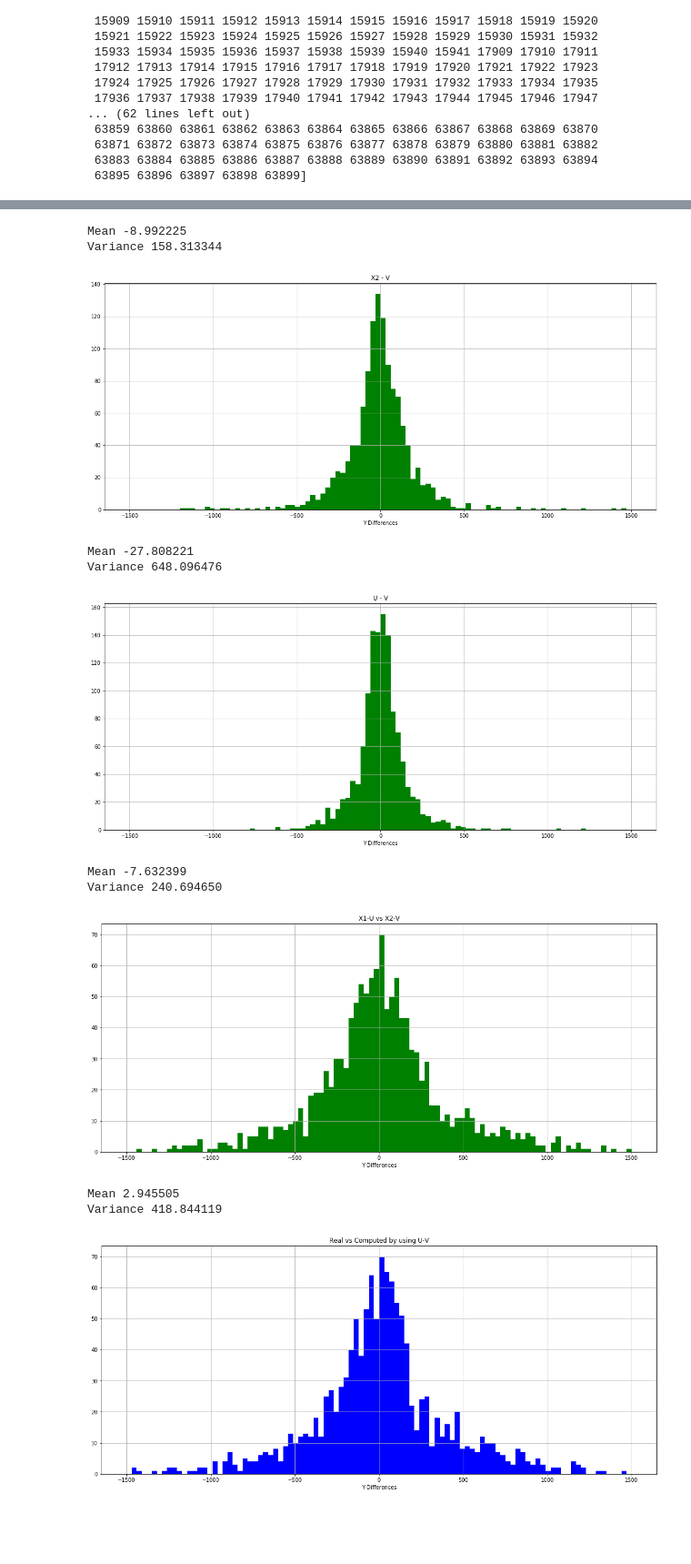
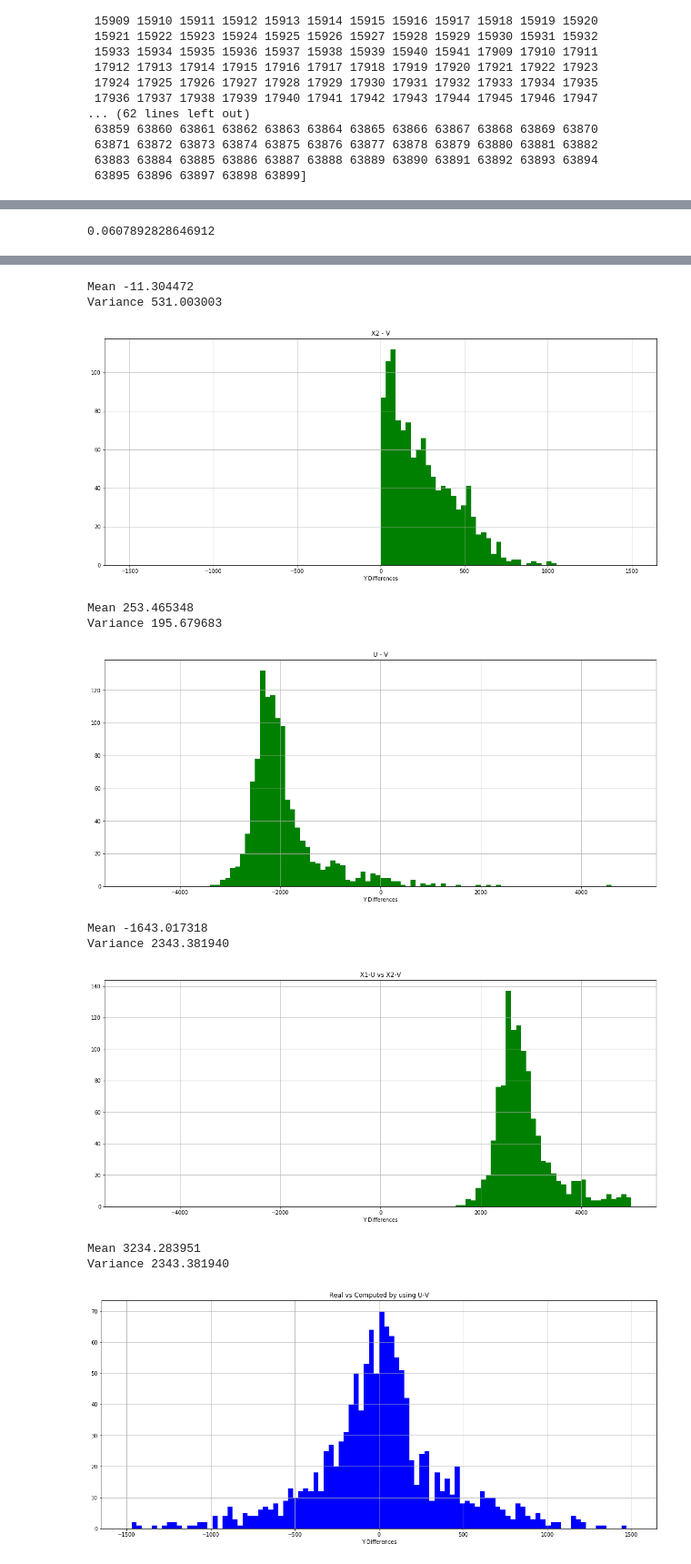
Before and after one commit to gabrielcammany/LHCb-CERN, a Jupyter notebook: notebooks/reconstruction/Reconstruction_Study.ipynb, the cells around one changed output, grey strips where cells are left out. Shown at 91% size. Cells and saved outputs as stored; diff of their text form; code cells hidden in the pictures; blank space fills up the shorter version.

Commit message:
Created new models in order to classify hits to produce tracks, together with multiple new plots and test to gather more information of the data.

```diff
--- a/notebooks/reconstruction/Reconstruction_Study.ipynb
+++ b/notebooks/reconstruction/Reconstruction_Study.ipynb
@@ -43,6 +44,8 @@ zLays = [7825.99951172, 7895.99951172, 7966.        , 8036.00048828,
 
 max_x = 3182.8356933594
 min_x = -3182.8576660156
+min_y = -2438.6506347656
+max_y = 2438.6506347656
 # %%
 events = np.unique(mc_hits[:,13])
 print(events)
@@ -103,12 +122,16 @@ plt.show()
 # %%
-length = mc_hits.shape[0]
+
+import itertools
 fig = plt.figure(figsize=(19, 8))
 ax = fig.add_subplot(111)
 
 X_plot = []
 Y_plot = []
+color = 0.0
 
-for hit in mc_hits:
+colors = itertools.cycle(["r", "b", "g", "y", "c"])
+
+for hit in mc_hits[mc_hits[:,13] == 15862][:30]:
 
     if (len(hit[5]) > 1):
 
@@ -120,13 +143,14 @@ for hit in mc_hits:
                 X_final[actual + 1] = hit[5][i]
                 actual = hit[8][i]
 
-        if (X_final[3] == 0):
+        if (X_final[1] == 0) or (X_final[2] == 0) or (X_final[3] == 0) or (X_final[4] == 0):
             continue
 
-        X_plot.append(X_final[0])
-        Y_plot.append((X_final[3] - X_final[0]))
+        actual = next(colors)
+        ax.scatter([X_final[0], X_final[0], X_final[1],X_final[2],X_final[3]],[zLays[0], zLays[0]+1,zLays[0]+1, zLays[0]+1, zLays[0]+1], s=10, c=actual)
+        ax.plot([X_final[0], X_final[3]],[zLays[0],zLays[0]+1], c=actual)
 
-plt.scatter(X_plot, Y_plot, s=1)
+ax.set_xlim(-500, 500)
 ax.set_xlabel('X Differences')
 ax.grid()
 plt.show()
@@ -135,3 +159,7 @@ plt.show()
+# %%
+print(mpmath.acot(16.43))
+# %% [output]
+0.0607892828646912
 # %%
 X_plot_X1_U = []
 X_plot_X2_V = []
@@ -139,6 +167,7 @@ X_plot_U_V = []
 unified_plot = []
 pos = 0
 event_hits = mc_hits[mc_hits[:,13] < events[10]]
+acot = 11.4300526450039
 
 for hit in event_hits:
 
@@ -152,14 +181,13 @@ for hit in event_hits:
                 X_final[actual + 1] = hit[5][i]
                 actual = hit[8][i]
 
-        if (X_final[1] == 0):
+        if (X_final[0] == 0) or len(hit[1]) < 12:
             continue
 
-        X_plot_X1_U.append(((X_final[0] - X_final[1]) * math.degrees((math.atan(0.05)))))
-        X_plot_X2_V.append(((X_final[2] - X_final[3]) * math.degrees((math.atan(0.05)))))
-        X_plot_U_V.append(( 0.5 * (X_final[2] - X_final[1]) * math.degrees((math.atan(0.05)))))
-
-        unified_plot.append(X_plot_X1_U[pos] - hit[2][1])
+        X_plot_X1_U.append(hit[2][0])
+        X_plot_X2_V.append(np.abs(hit[1][0] - hit[1][1]) * acot)
+        X_plot_U_V.append( hit[2][0] - (max_y - np.abs(X_final[0] - X_final[1]) * acot))
+        unified_plot.append( hit[2][0] - (min_y - np.abs(X_final[0] - X_final[1])*acot))
 
         pos += 1
 
@@ -188,7 +216,7 @@ print("Variance %f " % np.std(np.array(X_plot_X2_V)))
 
 fig = plt.figure(figsize=(19, 8))
 ax = fig.add_subplot(111)
-n, bins, patches = plt.hist(X_plot_U_V, 100, facecolor='green', range=(-1500,1500))
+n, bins, patches = plt.hist(X_plot_U_V, 100, facecolor='green',range=(-5000,5000))
 ax.set_xlabel('Y Differences')
 ax.set_title('U - V')
 ax.grid()
@@ -200,7 +228,7 @@ print("Variance %f " % np.std(np.array(X_plot_U_V)))
 
 fig = plt.figure(figsize=(19, 8))
 ax = fig.add_subplot(111)
-n, bins, patches = plt.hist(unified_plot, 100, facecolor='green', range=(-1500,1500))
+n, bins, patches = plt.hist(unified_plot, 100, facecolor='green',range=(-5000,5000))
 ax.set_xlabel('Y Differences')
 ax.set_title('X1-U vs X2-V')
 ax.grid()
@@ -213,14 +241,14 @@ print("Variance %f " % np.std(np.array(unified_plot)))
-Mean -8.992225
-Variance 158.313344
+Mean -11.304472
+Variance 531.003003
-[figure, old version]
+[figure, new version]
-Mean -27.808221
-Variance 648.096476
+Mean 253.465348
+Variance 195.679683
-[figure, old version]
+[figure, new version]
-Mean -7.632399
-Variance 240.694650
+Mean -1643.017318
+Variance 2343.381940
-[figure, old version]
+[figure, new version]
-Mean 2.945505
-Variance 418.844119
+Mean 3234.283951
+Variance 2343.381940
 # %%
 X_plot = []
 pos = 0
```
Also changed, not shown: parts of 8 cells of this notebook, 9 other files.
